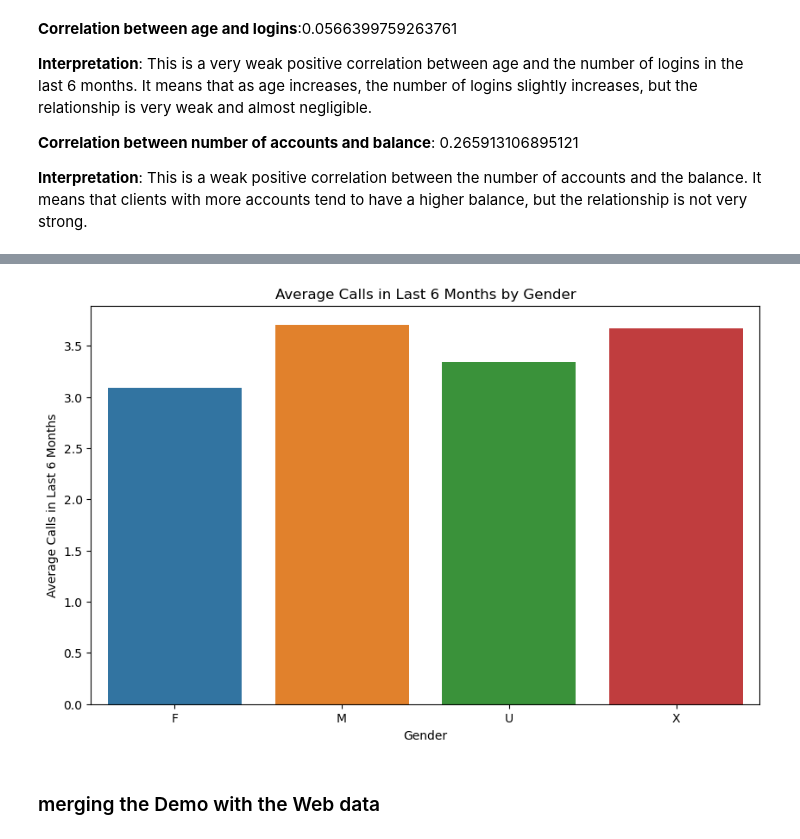
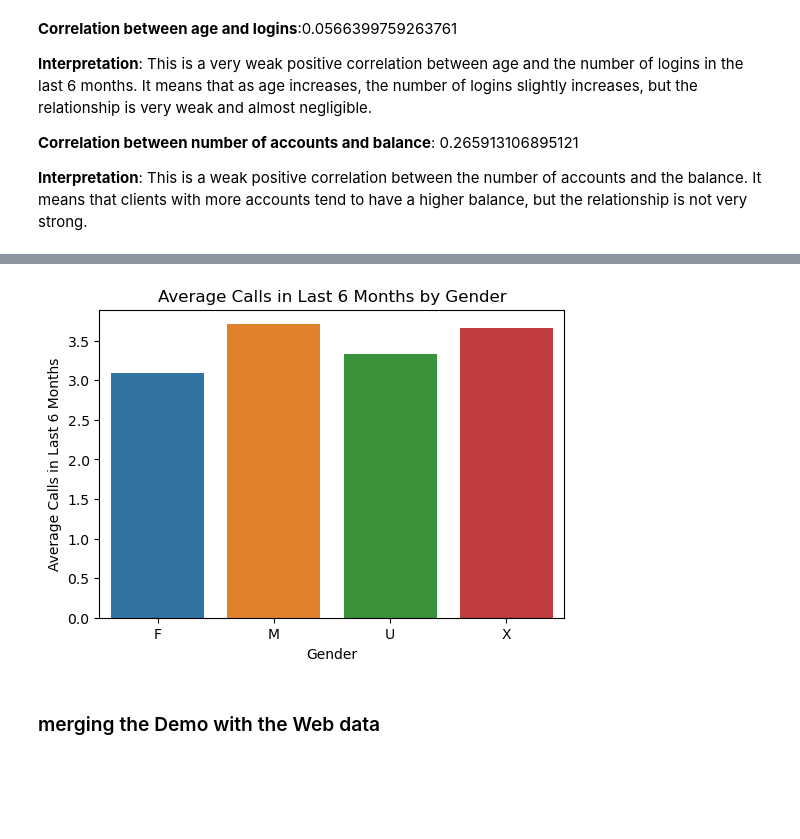
Before and after one commit to MustafaAldabbas/Project-Two-Big, a Jupyter notebook: Notebooks/Mustafa.ipynb, the cells around one changed output, grey strips where cells are left out. Drawn from its saved outputs; the diff is of its cells as text; code cells hidden in the pictures; blank space fills up the shorter version.

```diff
--- a/Notebooks/Mustafa.ipynb
+++ b/Notebooks/Mustafa.ipynb
@@ -395,14 +398,14 @@ plt.show()
 # %%
 # Bar plot: Gender vs. Calls in Last 6 Months
 gender_calls_avg = df_demo_cleaned.groupby('gendr')['calls_6_mnth'].mean().reset_index()
-plt.figure(figsize=(10, 6))
+plt.figure(figsize=(6, 4))
 sns.barplot(x='gendr', y='calls_6_mnth', data=gender_calls_avg)
 plt.title('Average Calls in Last 6 Months by Gender')
 plt.xlabel('Gender')
 plt.ylabel('Average Calls in Last 6 Months')
 plt.show()
 # %% [output]
-[figure, old version]
+[figure, new version]
 # %% [markdown]
 ### merging the Demo with the Web data
 # %%
```
Also changed, not shown: parts of 43 cells of this notebook.
